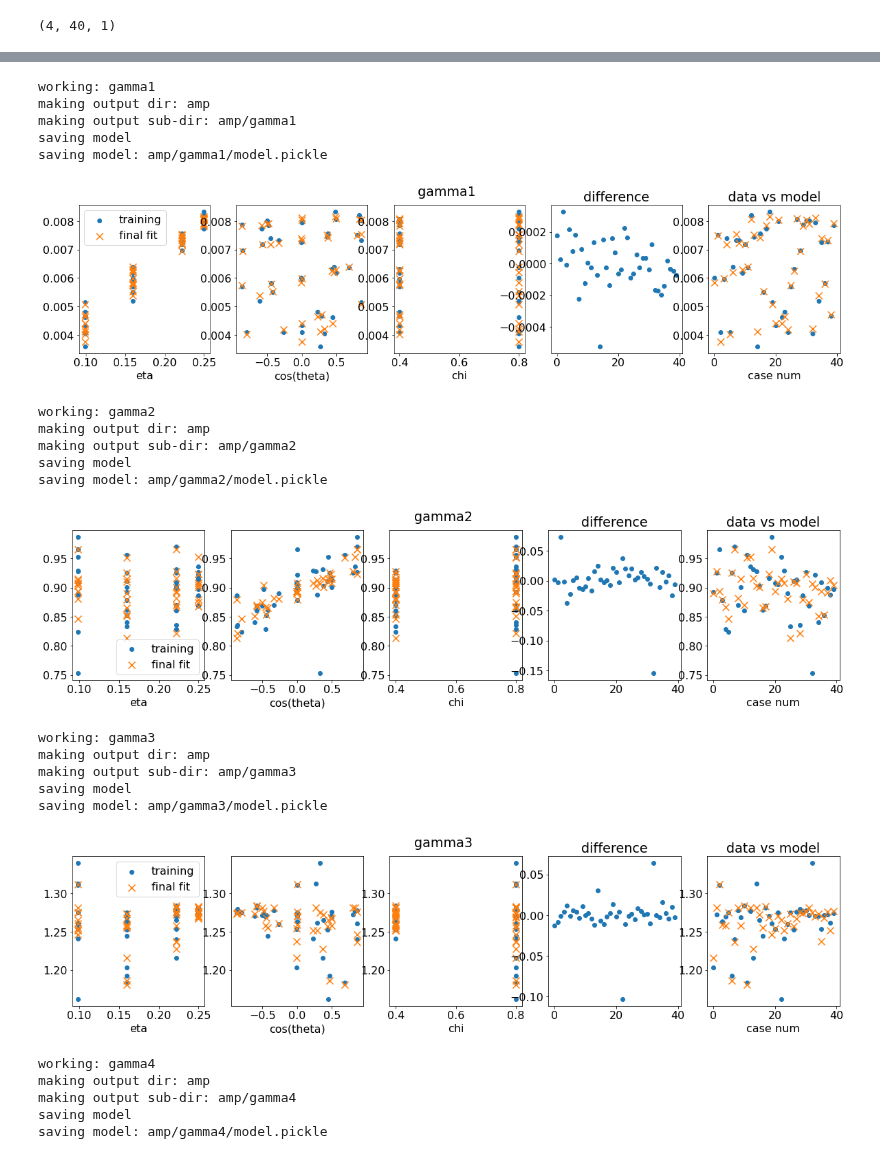
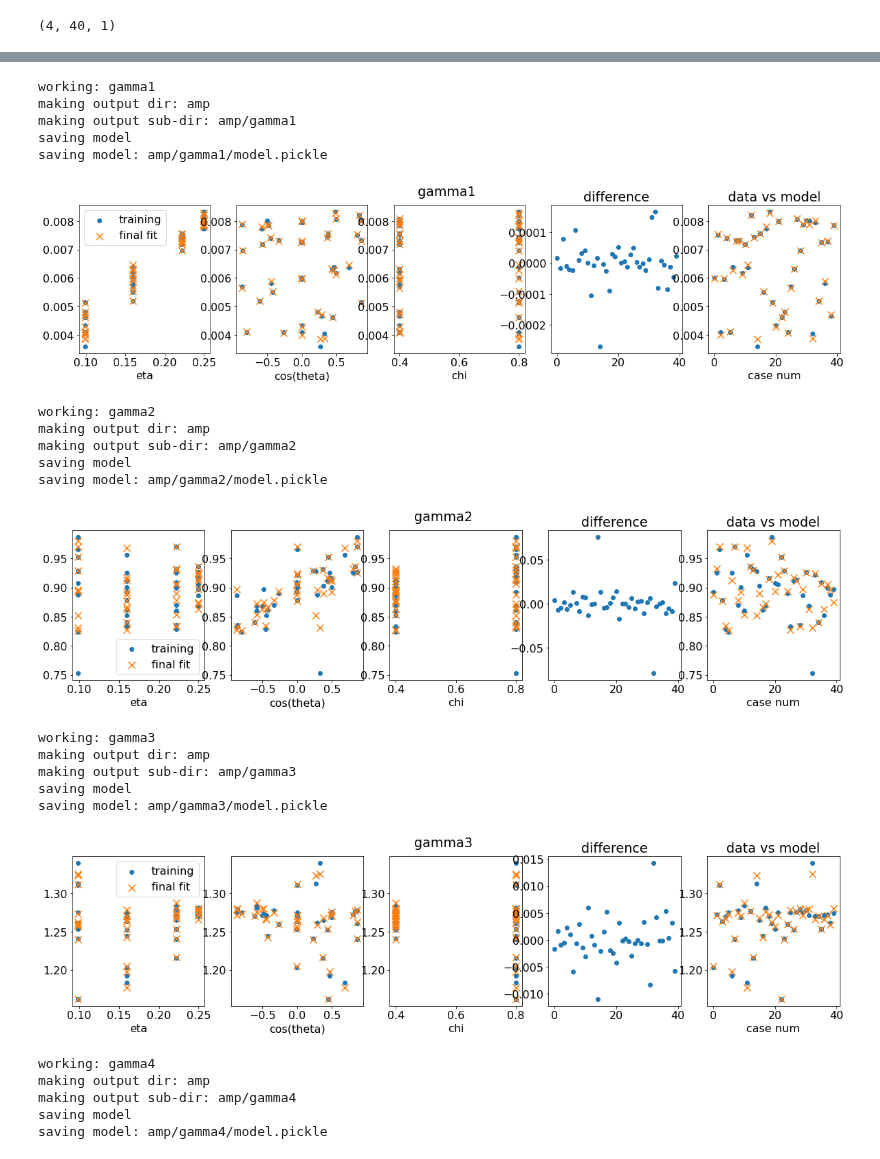
Before and after one commit to Cyberface/puck, a Jupyter notebook: sk/puck-pfs-amp.ipynb, the cells around one changed output, grey strips where cells are left out. Drawn from its saved outputs; the diff is of its cells as text; code cells hidden in the pictures.

```diff
--- a/sk/puck-pfs-amp.ipynb
+++ b/sk/puck-pfs-amp.ipynb
@@ -57,37 +58,37 @@ model {instance of sklearn.pipeline.make_pipeline}
 File:      /nfshome/store01/users/sebastian.khan/projects/eh-lal/compare-ns-co-prec/puck/sk/psf.py
 Type:      function
 # %%
-model = make_pipeline(PolynomialFeatures(degree=3), Lasso(alpha=1e-3, max_iter=1e8))
+# model = make_pipeline(PolynomialFeatures(degree=3), Lasso(alpha=1e-3, max_iter=1e8))
 # model = make_pipeline(PolynomialFeatures(degree=5), Lasso(alpha=1e-3, max_iter=1e8))
 # model = make_pipeline(PolynomialFeatures(degree=4), LinearRegression(fit_intercept=True))
 # model = make_pipeline(PolynomialFeatures(degree=4), Ridge())
 # model = make_pipeline(PolynomialFeatures(degree=4), ElasticNet())
-# model = make_pipeline(PolynomialFeatures(degree=5), LinearRegression(fit_intercept=True))
+model = make_pipeline(PolynomialFeatures(degree=4), LinearRegression(fit_intercept=True))
 
 fits = []
 parnames = ['gamma1', 'gamma2', 'gamma3', 'gamma4']
 for i, parname in enumerate(parnames):
     print(f"working: {parname}")
     fits.append(psf.fit(X, y[i], "amp", parname, model, scaleX=True, scaleY=True))
 # %% [output]
 working: gamma1
 making output dir: amp
 making output sub-dir: amp/gamma1
 saving model
 saving model: amp/gamma1/model.pickle
-[figure, old version]
+[figure, new version]
 working: gamma2
 making output dir: amp
 making output sub-dir: amp/gamma2
 saving model
 saving model: amp/gamma2/model.pickle
-[figure, old version]
+[figure, new version]
 working: gamma3
 making output dir: amp
 making output sub-dir: amp/gamma3
 saving model
 saving model: amp/gamma3/model.pickle
-[figure, old version]
+[figure, new version]
 working: gamma4
 making output dir: amp
 making output sub-dir: amp/gamma4
```
Also changed, not shown: parts of 3 cells of this notebook, 4 other files.
